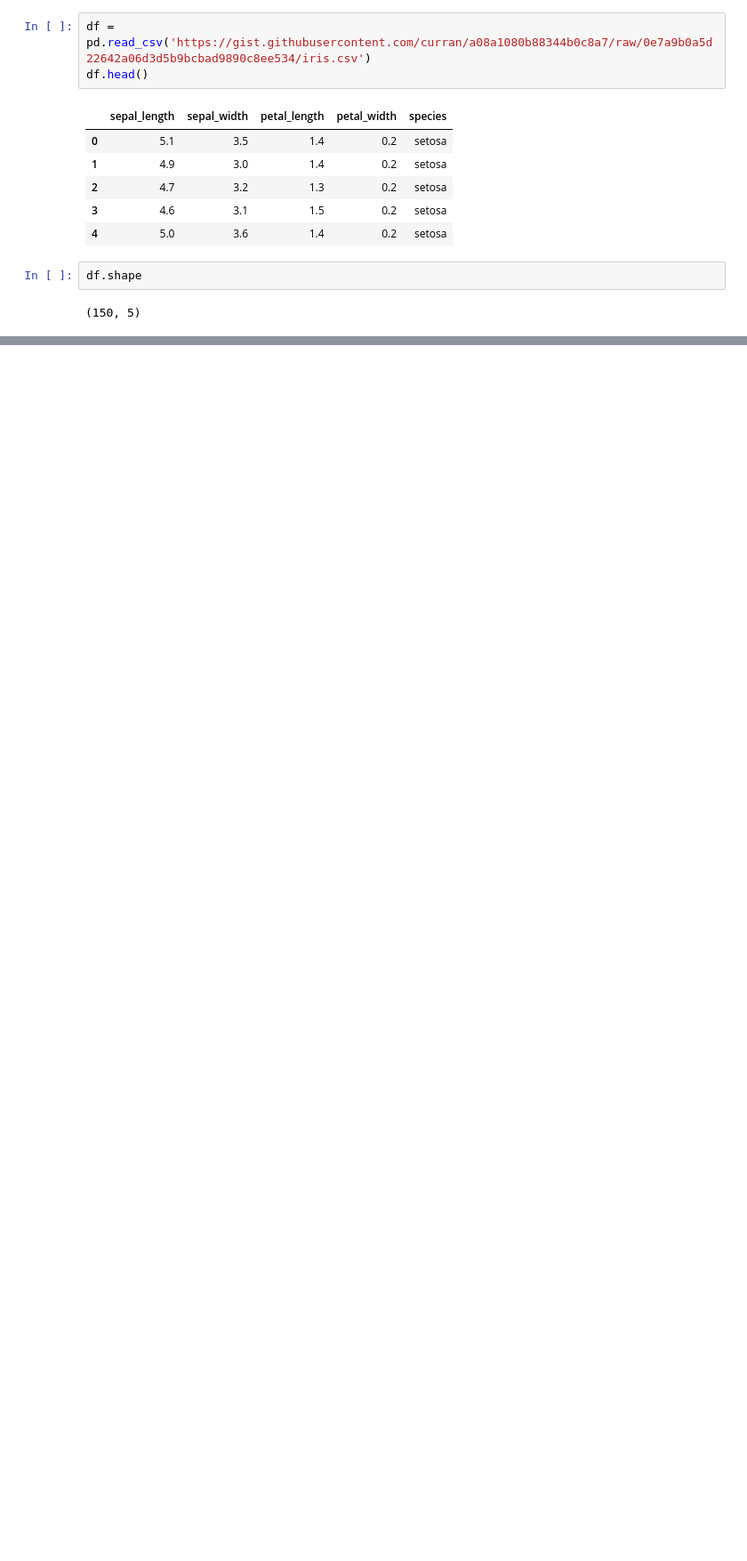
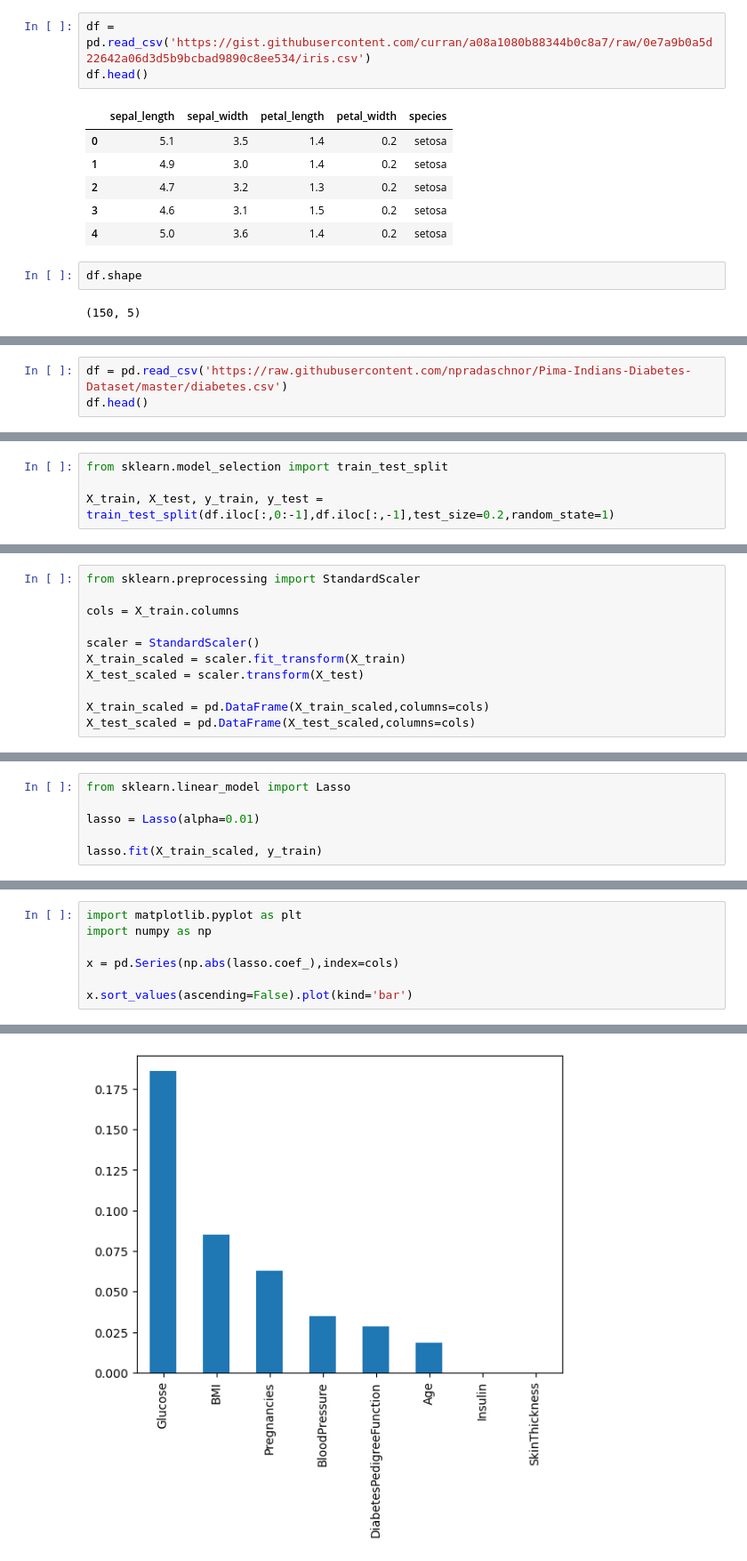
Before and after one commit to Shubhmeep/langchain, a Jupyter notebook: notebooks/Feature_Selection (A-Z).ipynb, the cells around one changed output, grey strips where cells are left out. Shown: that part at 89% size. Drawn from its saved outputs; the diff is of its cells as text; blank space fills up the shorter version.

Commit message:
feature selection finished

```diff
--- a/notebooks/Feature_Selection (A-Z).ipynb
+++ b/notebooks/Feature_Selection (A-Z).ipynb
@@ -849,0 +852,3 @@ Embedded methods can be applied to those ML models having either coef_ or featur
+# %%
+df = pd.read_csv('https://raw.githubusercontent.com/npradaschnor/Pima-Indians-Diabetes-Dataset/master/diabetes.csv')
+df.head()
@@ -849,0 +864,4 @@ Embedded methods can be applied to those ML models having either coef_ or featur
+# %%
+from sklearn.model_selection import train_test_split
+
+X_train, X_test, y_train, y_test = train_test_split(df.iloc[:,0:-1],df.iloc[:,-1],test_size=0.2,random_state=1)
@@ -849,0 +872,11 @@ Embedded methods can be applied to those ML models having either coef_ or featur
+# %%
+from sklearn.preprocessing import StandardScaler
+
+cols = X_train.columns
+
+scaler = StandardScaler()
+X_train_scaled = scaler.fit_transform(X_train)
+X_test_scaled = scaler.transform(X_test)
+
+X_train_scaled = pd.DataFrame(X_train_scaled,columns=cols)
+X_test_scaled = pd.DataFrame(X_test_scaled,columns=cols)
@@ -849,0 +892,6 @@ Embedded methods can be applied to those ML models having either coef_ or featur
+# %%
+from sklearn.linear_model import Lasso
+
+lasso = Lasso(alpha=0.01)
+
+lasso.fit(X_train_scaled, y_train)
@@ -849,0 +905,8 @@ Embedded methods can be applied to those ML models having either coef_ or featur
+# %%
+import matplotlib.pyplot as plt
+import numpy as np
+
+x = pd.Series(np.abs(lasso.coef_),index=cols)
+
+x.sort_values(ascending=False).plot(kind='bar')
+# %% [output]
@@ -849,0 +914 @@ Embedded methods can be applied to those ML models having either coef_ or featur
+[figure, added]
```
Also changed, not shown: parts of 107 cells of this notebook.
